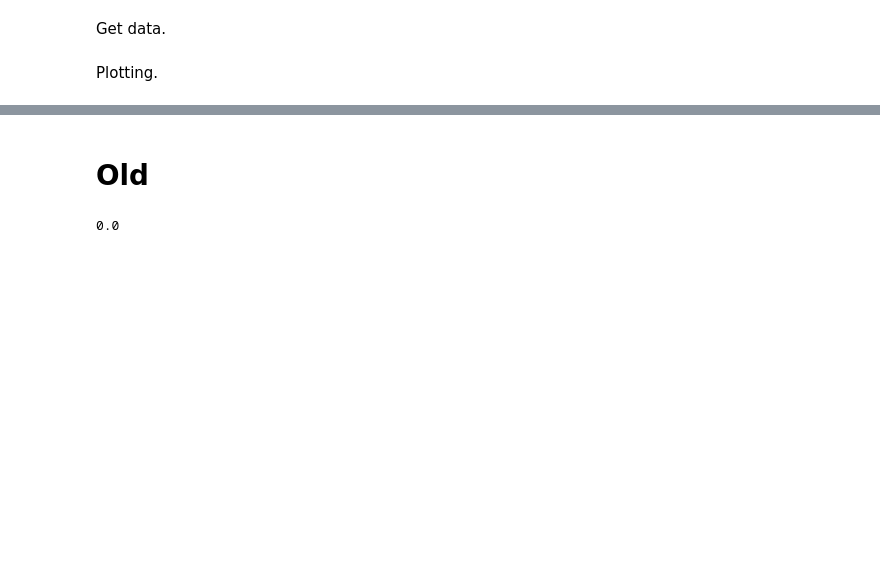
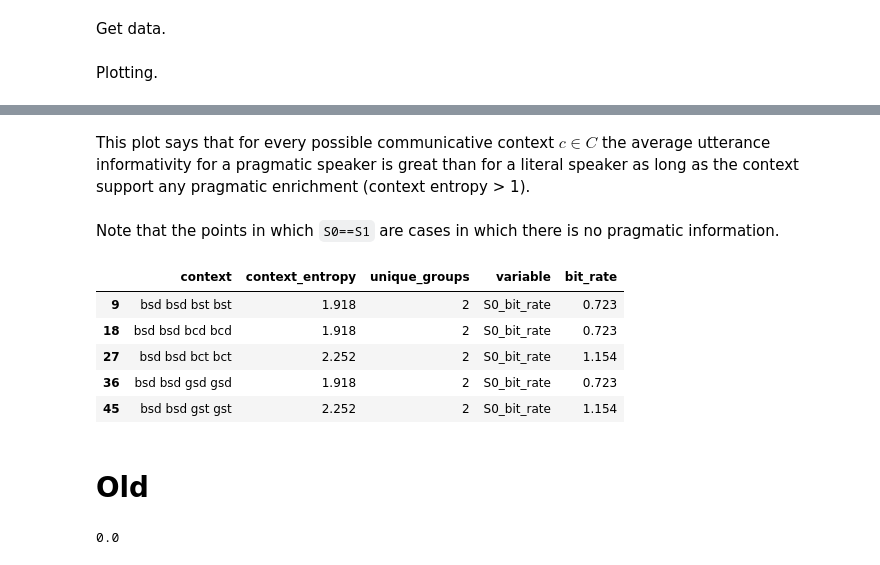
Before and after one commit to benpeloquin7/uid_rsa_conversations, a Jupyter notebook: rsa_efficiency/rsa_efficiency.ipynb, the cells around one changed output, grey strips where cells are left out. Drawn from its saved outputs; the diff is of its cells as text; code cells hidden in the pictures; blank space fills up the shorter version.

```diff
--- a/rsa_efficiency/rsa_efficiency.ipynb
+++ b/rsa_efficiency/rsa_efficiency.ipynb
@@ -147,3 +161,16 @@ sns.barplot(x='context_entropy', y='bit_rate', hue='variable',ci=None, data=df_m
+# %% [markdown]
+This plot says that for every possible communicative context $c \in C$ the average utterance informativity for a pragmatic speaker is great than for a literal speaker as long as the context support any pragmatic enrichment (context entropy > 1).
+# %% [markdown]
+Note that the points in which `S0==S1` are cases in which there is no pragmatic information.
+# %%
+df_melt[df_melt['context_entropy'].isin([1.918, 2.252, 2.585])].head()
+# %% [output]
+|  | context | context_entropy | unique_groups | variable | bit_rate |
+| 9 | bsd bsd bst bst | 1.918 | 2 | S0_bit_rate | 0.723 |
+| 18 | bsd bsd bcd bcd | 1.918 | 2 | S0_bit_rate | 0.723 |
+| 27 | bsd bsd bct bct | 2.252 | 2 | S0_bit_rate | 1.154 |
+| 36 | bsd bsd gsd gsd | 1.918 | 2 | S0_bit_rate | 0.723 |
+| 45 | bsd bsd gst gst | 2.252 | 2 | S0_bit_rate | 1.154 |
 # %% [markdown]
 # Old
 # %%
```
Also changed, not shown: parts of 8 cells of this notebook, 2 other files.
